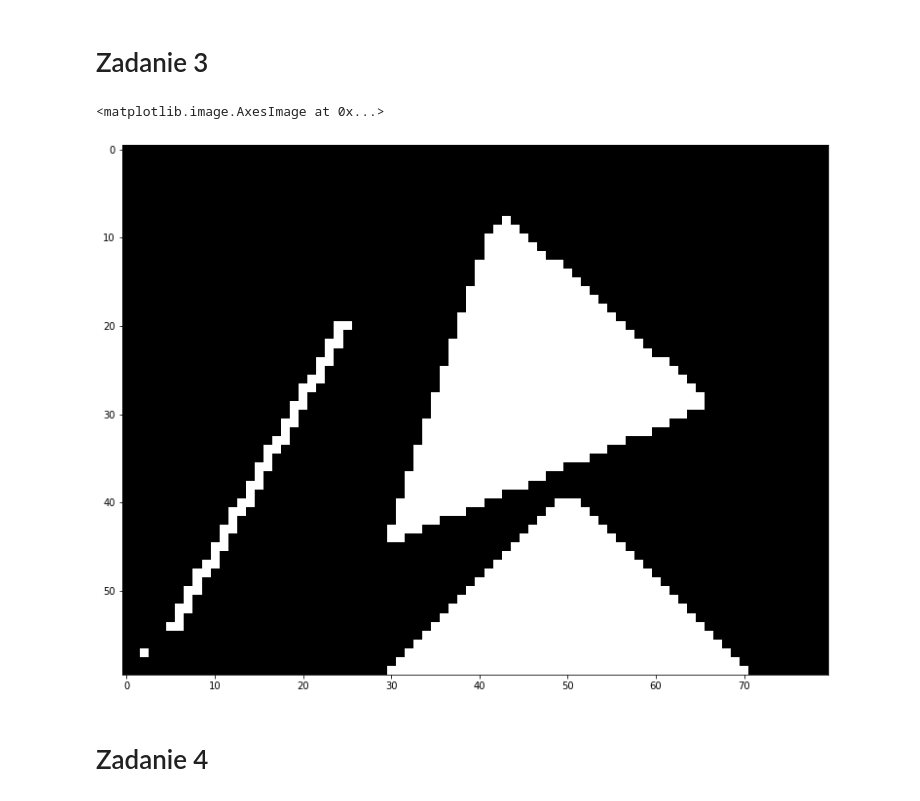
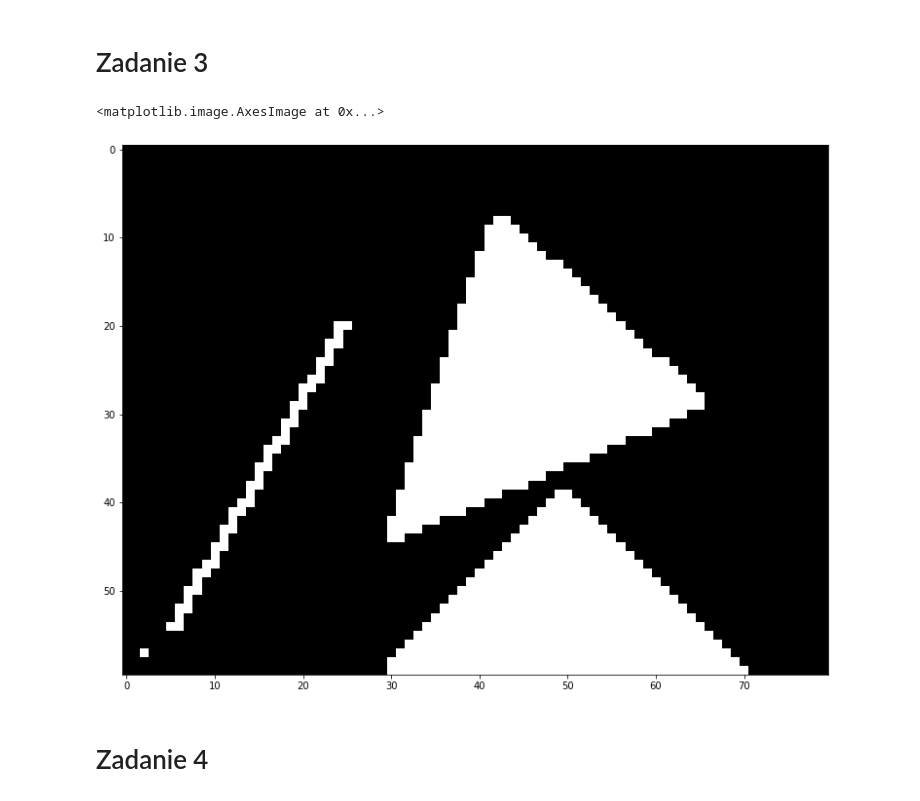
Before and after one commit to Pasti29/inzynieria-obrazow, a Jupyter notebook: lab6/rozwiazania.ipynb, the cells around one changed output. Saved outputs shown, nothing was run; the diff lists cells and outputs as text; code cells hidden in the pictures.

```diff
--- a/lab6/rozwiazania.ipynb
+++ b/lab6/rozwiazania.ipynb
@@ -178,38 +170,41 @@ def calc_area(a, b, c):
 
 def draw_triangle(image, a, b, c):
     draw_line(image, a.x, a.y, b.x, b.y)
-    draw_line(image, a.x, a.y, c.x, c.y)
     draw_line(image, b.x, b.y, c.x, c.y)
+    draw_line(image, c.x, c.y, a.x, a.y)
     x_min = min(a.x, b.x, c.x)
     x_max = max(a.x, b.x, c.x)
     y_min = min(a.y, b.y, c.y)
     y_max = max(a.y, b.y, c.y)
     for x_i in range(x_min, x_max):
         for y_i in range(y_min, y_max):
             p = Point(x_i, y_i)
-            if (calc_area(a, b, p) ^ calc_area(b, c, p) ^ calc_area(a, c, p)) >= 0:
+            lambda_0 = calc_area(a, b, p)
+            lambda_1 = calc_area(b, c, p)
+            lambda_2 = calc_area(c, a, p)
+            if (lambda_0 ^ lambda_1) >= 0 and (lambda_1 ^ lambda_2) >= 0:
                 draw_point(image, p.x, p.y)
 
 #
 # Rysowanie
 #
 draw_point(image, 2, 2)
 draw_line(image, 5, 5, 25, 40)
 a = Point(30, 15)
 b = Point(65, 30)
 c = Point(42, 51)
 draw_triangle(image, a, b, c)
 a = Point(30, 0)
 b = Point(70, 0)
 c = Point(50, 20)
 draw_triangle(image, a, b, c)
 
 #
 # Wyświetlenie
 #
 pyplot.imshow(image)
 # %% [output]
 <matplotlib.image.AxesImage at 0x...>
-[figure, old version]
+[figure, new version]
 # %% [markdown]
 # Zadanie 4
```
Also changed, not shown: parts of 5 cells of this notebook.
